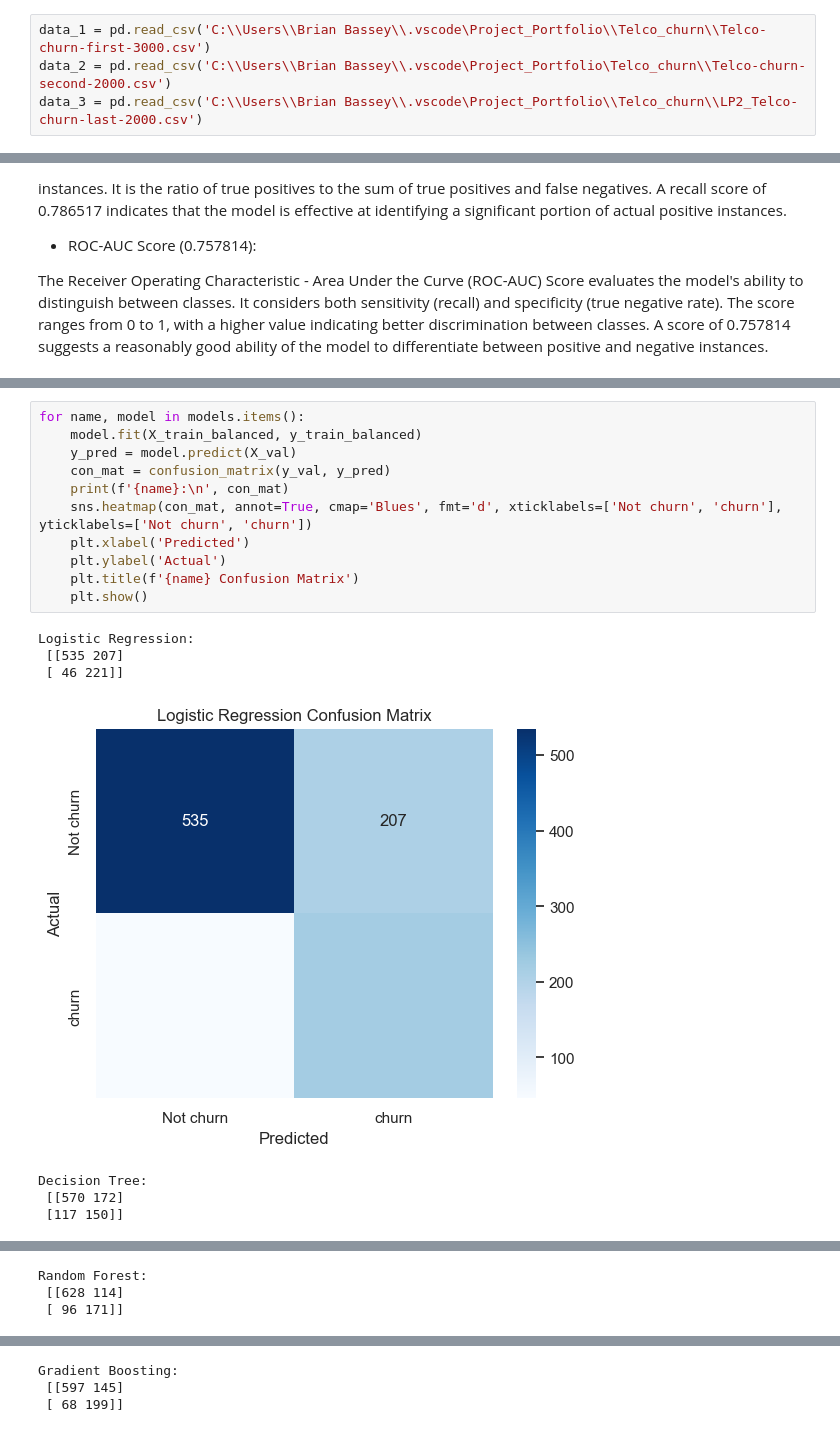
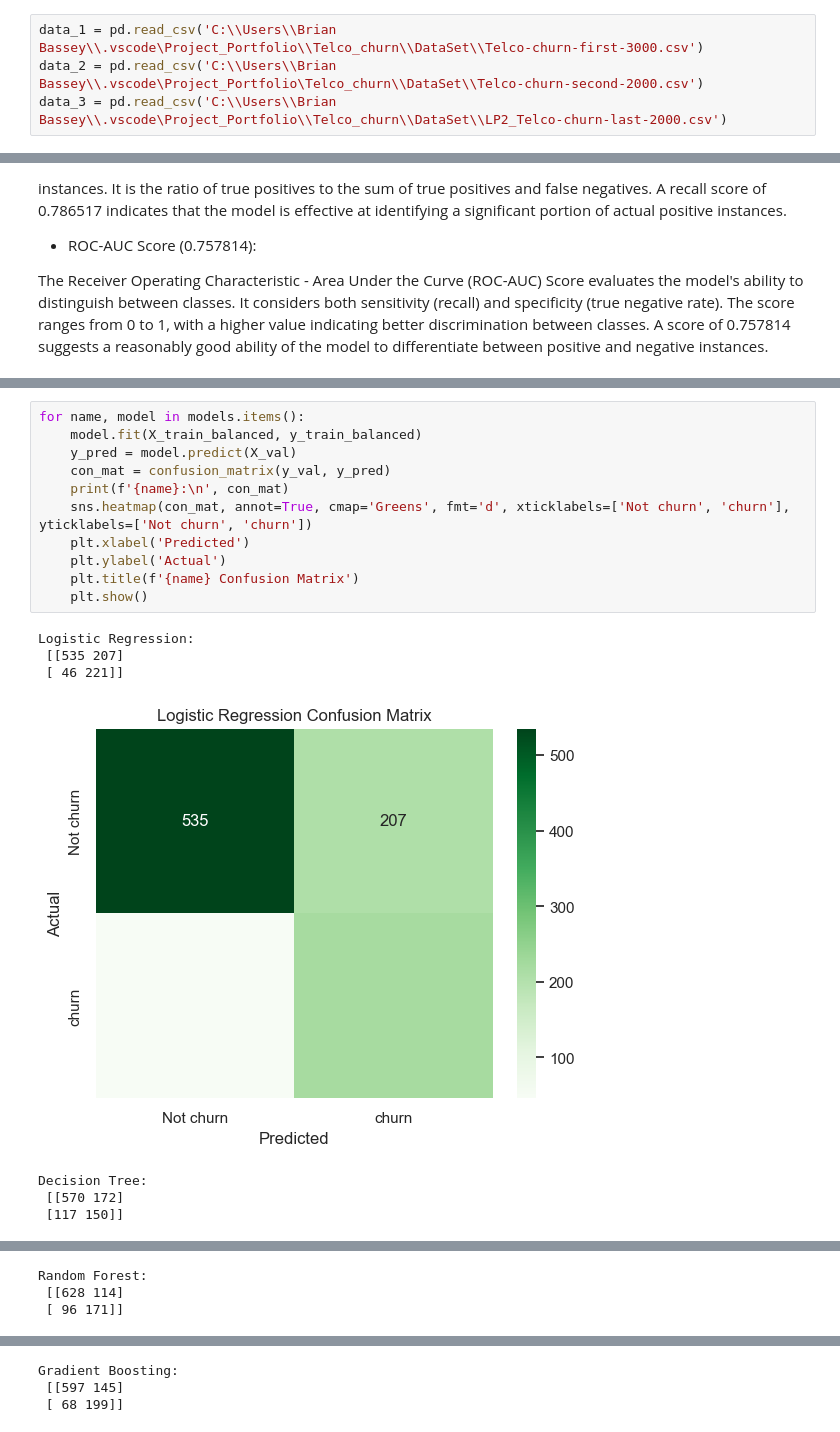
Before and after one commit to BrianBassey37/Project_Portfolio, a Jupyter notebook: Telco_churn/Telco_churn_notebook.ipynb, the cells around one changed output, grey strips where cells are left out. Cells and saved outputs as stored; diff of their text form.

Commit message:
heatmap save

```diff
--- a/Telco_churn/Telco_churn_notebook.ipynb
+++ b/Telco_churn/Telco_churn_notebook.ipynb
@@ -101,9 +101,9 @@ import pickle
 import warnings
 warnings.filterwarnings('ignore')
 # %%
-data_1 = pd.read_csv('C:\\Users\\Brian Bassey\\.vscode\Project_Portfolio\\Telco_churn\\Telco-churn-first-3000.csv')
-data_2 = pd.read_csv('C:\\Users\\Brian Bassey\\.vscode\Project_Portfolio\Telco_churn\\Telco-churn-second-2000.csv')
-data_3 = pd.read_csv('C:\\Users\\Brian Bassey\\.vscode\Project_Portfolio\\Telco_churn\\LP2_Telco-churn-last-2000.csv')
+data_1 = pd.read_csv('C:\\Users\\Brian Bassey\\.vscode\Project_Portfolio\\Telco_churn\\DataSet\\Telco-churn-first-3000.csv')
+data_2 = pd.read_csv('C:\\Users\\Brian Bassey\\.vscode\Project_Portfolio\Telco_churn\\DataSet\\Telco-churn-second-2000.csv')
+data_3 = pd.read_csv('C:\\Users\\Brian Bassey\\.vscode\Project_Portfolio\\Telco_churn\\DataSet\\LP2_Telco-churn-last-2000.csv')
 # %%
 data_1.head()
 # %% [output]
@@ -1069,19 +1073,19 @@ The Receiver Operating Characteristic - Area Under the Curve (ROC-AUC) Score eva
 # %%
 for name, model in models.items():
     model.fit(X_train_balanced, y_train_balanced)
     y_pred = model.predict(X_val)
     con_mat = confusion_matrix(y_val, y_pred)
     print(f'{name}:\n', con_mat)
-    sns.heatmap(con_mat, annot=True, cmap='Blues', fmt='d', xticklabels=['Not churn', 'churn'], yticklabels=['Not churn', 'churn'])
+    sns.heatmap(con_mat, annot=True, cmap='Greens', fmt='d', xticklabels=['Not churn', 'churn'], yticklabels=['Not churn', 'churn'])
     plt.xlabel('Predicted')
     plt.ylabel('Actual')
     plt.title(f'{name} Confusion Matrix')
     plt.show()
 # %% [output]
 Logistic Regression:
  [[535 207]
  [ 46 221]]
-[figure, old version]
+[figure, new version]
 Decision Tree:
  [[570 172]
  [117 150]]
```
Also changed, not shown: parts of 10 cells of this notebook, 1 other file.
